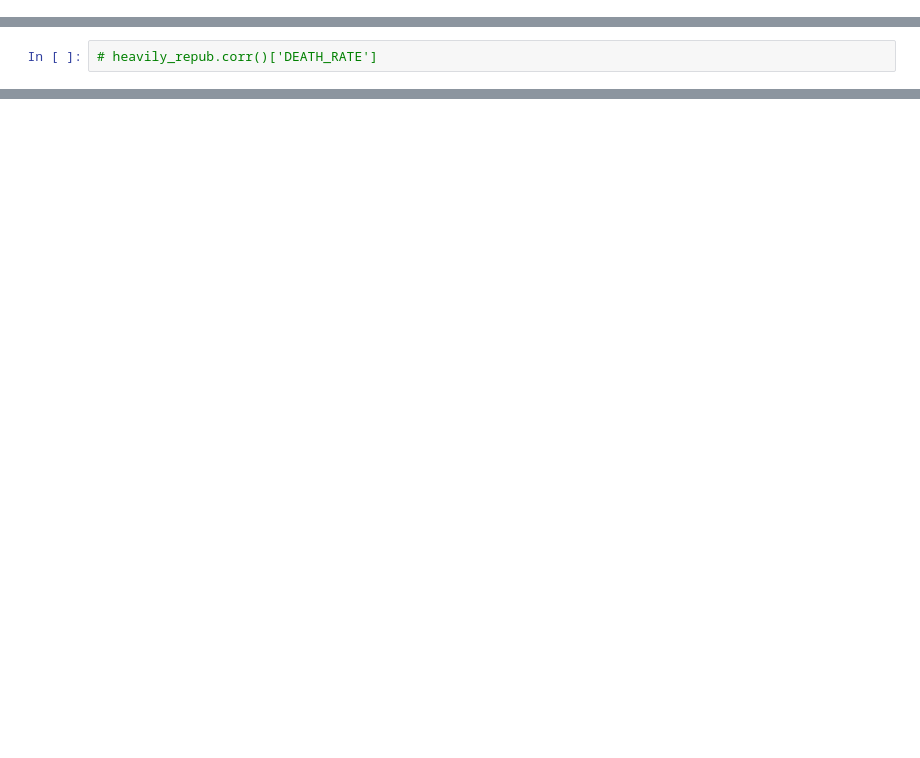
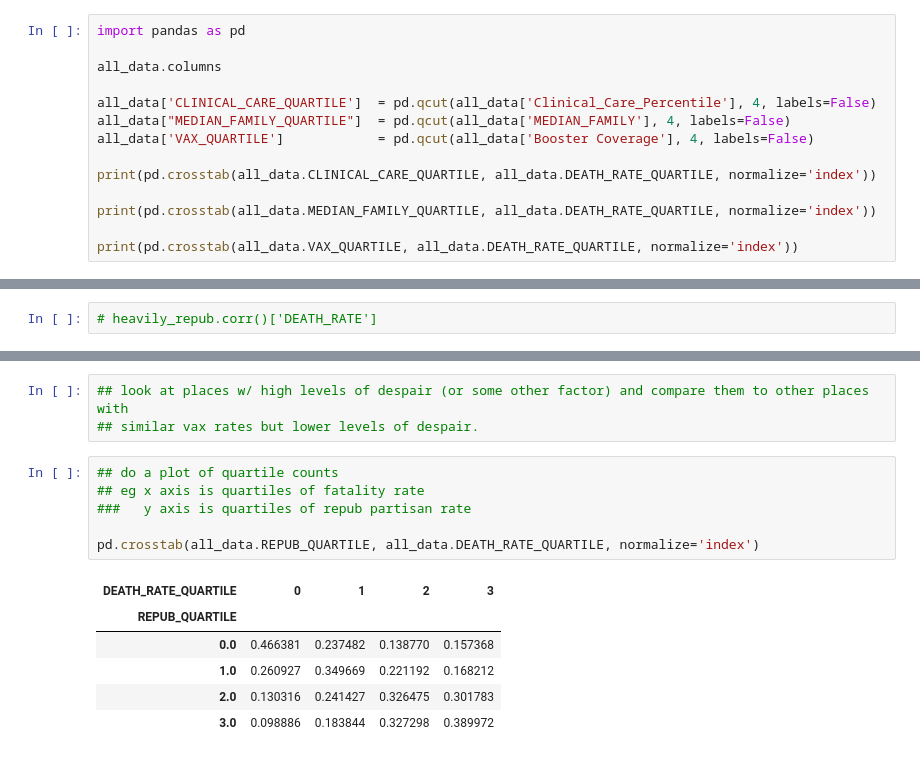
Before and after one commit to csdurfee/COVID_fatality_rates, a Jupyter notebook: exploration_2.ipynb, the cells around one changed output, grey strips where cells are left out. Drawn from its saved outputs; the diff is of its cells as text; blank space fills up the shorter version.

```diff
--- a/exploration_2.ipynb
+++ b/exploration_2.ipynb
@@ -23,0 +24,14 @@ all_data
+# %%
+import pandas as pd
+
+all_data.columns
+
+all_data['CLINICAL_CARE_QUARTILE']  = pd.qcut(all_data['Clinical_Care_Percentile'], 4, labels=False)
+all_data["MEDIAN_FAMILY_QUARTILE"]  = pd.qcut(all_data['MEDIAN_FAMILY'], 4, labels=False)
+all_data['VAX_QUARTILE']            = pd.qcut(all_data['Booster Coverage'], 4, labels=False)
+
+print(pd.crosstab(all_data.CLINICAL_CARE_QUARTILE, all_data.DEATH_RATE_QUARTILE, normalize='index'))
+
+print(pd.crosstab(all_data.MEDIAN_FAMILY_QUARTILE, all_data.DEATH_RATE_QUARTILE, normalize='index'))
+
+print(pd.crosstab(all_data.VAX_QUARTILE, all_data.DEATH_RATE_QUARTILE, normalize='index'))
@@ -92,0 +289,16 @@ for x in amd.columns:
+# %%
+## look at places w/ high levels of despair (or some other factor) and compare them to other places with
+## similar vax rates but lower levels of despair.
+# %%
+## do a plot of quartile counts
+## eg x axis is quartiles of fatality rate
+###   y axis is quartiles of repub partisan rate
+
+pd.crosstab(all_data.REPUB_QUARTILE, all_data.DEATH_RATE_QUARTILE, normalize='index')
+# %% [output]
+| DEATH_RATE_QUARTILE | 0 | 1 | 2 | 3 |
+| REPUB_QUARTILE |  |  |  |  |
+| 0.0 | 0.466381 | 0.237482 | 0.138770 | 0.157368 |
+| 1.0 | 0.260927 | 0.349669 | 0.221192 | 0.168212 |
+| 2.0 | 0.130316 | 0.241427 | 0.326475 | 0.301783 |
+| 3.0 | 0.098886 | 0.183844 | 0.327298 | 0.389972 |
```
Also changed, not shown: parts of 23 cells of this notebook, 2 other files.
